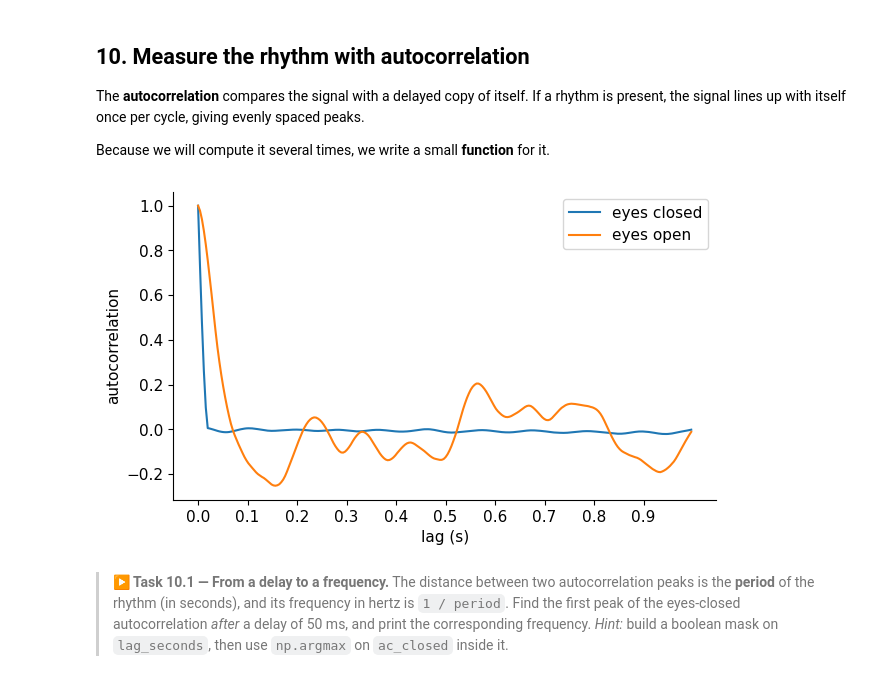
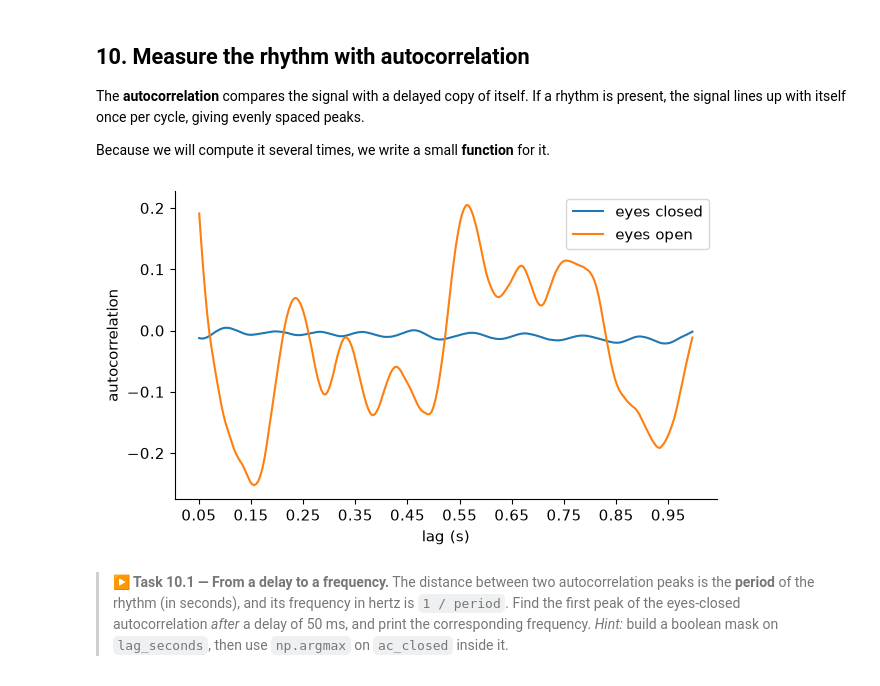
Before and after one commit to gmatteuc/QMN_course_2026, a Jupyter notebook: notebooks/12_time_series_TA.ipynb, the cells around one changed output. Saved outputs shown, nothing was run; the diff lists cells and outputs as text; code cells hidden in the pictures.

```diff
--- a/notebooks/12_time_series_TA.ipynb
+++ b/notebooks/12_time_series_TA.ipynb
@@ -228,24 +234,24 @@ Because we will compute it several times, we write a small **function** for it.
 # %%
-def autocorrelation(x):
-    """Return the normalised autocorrelation of x, for delays from 0 upward."""
-    x = x - x.mean()                       # centre the signal on zero
-    ac = np.correlate(x, x, mode="full")   # correlation at every delay
-    ac = ac[ac.size // 2:]                 # keep delays >= 0
-    return ac / ac[0]                      # scale so that delay 0 equals 1
-
+o1_smooth = np.convolve(o1, np.ones(10) / 10, mode="same")   # smooth the whole recording again
 n = int(1 * sampling_rate)                 # use 1 second of each condition
 ac_closed = autocorrelation(o1_smooth[closed_starts[0] : closed_starts[0] + n])
 ac_open   = autocorrelation(o1_smooth[open_starts[0]   : open_starts[0]   + n])
 lag_seconds = np.arange(ac_closed.size) / sampling_rate
 
+time_cut = .05
+mask = np.where(lag_seconds > time_cut)
+ac_closed = ac_closed[mask]
+ac_open = ac_open[mask]
+lag_seconds = lag_seconds[mask]
+
 fig, ax = plt.subplots()
 ax.plot(lag_seconds, ac_closed, color="C0", label="eyes closed")
 ax.plot(lag_seconds, ac_open,   color="C1", label="eyes open")
 ax.set_xlabel("lag (s)"); ax.set_ylabel("autocorrelation")
-ax.set_xticks(np.arange(0, lag_seconds[-1], 0.1)); ax.legend()
+ax.set_xticks(np.arange(time_cut, lag_seconds[-1], 0.1)); ax.legend()
 plt.show()
 # %% [output]
-[figure, old version]
+[figure, new version]
 # %% [markdown]
 > **▶ Task 10.1 — From a delay to a frequency.**
 > The distance between two autocorrelation peaks is the **period** of the rhythm (in seconds),
```
Also changed, not shown: parts of 11 cells of this notebook, 1 other file.
